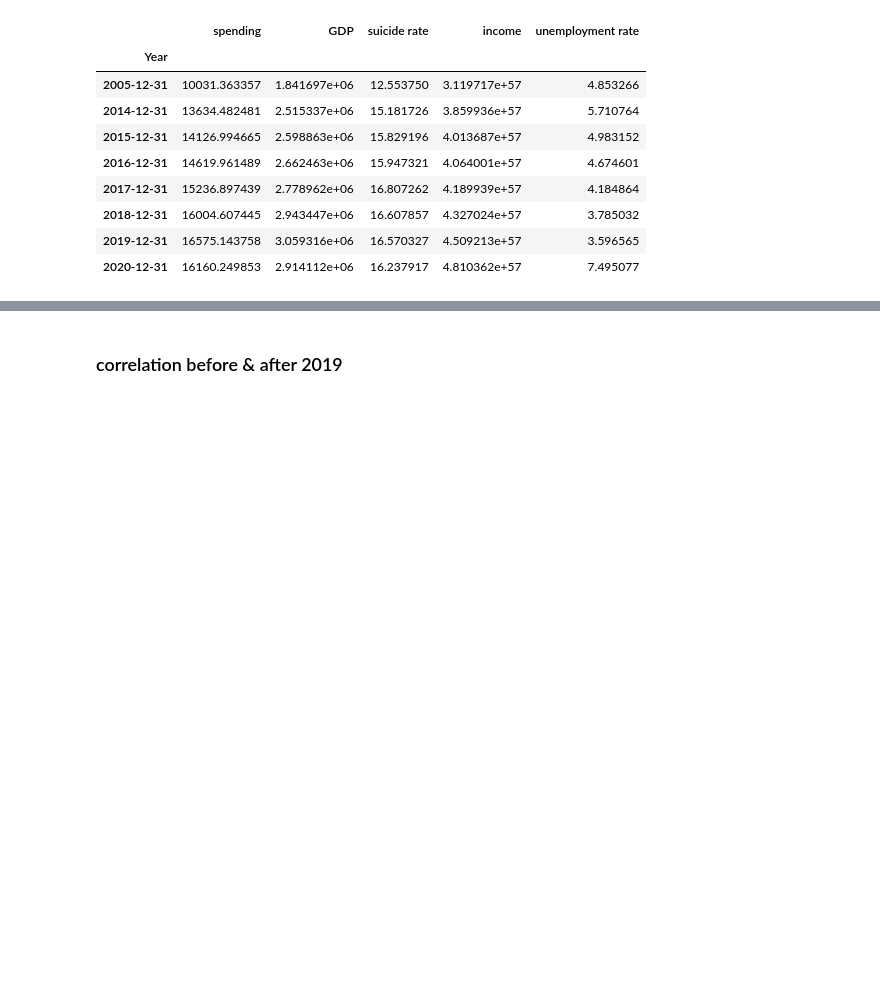
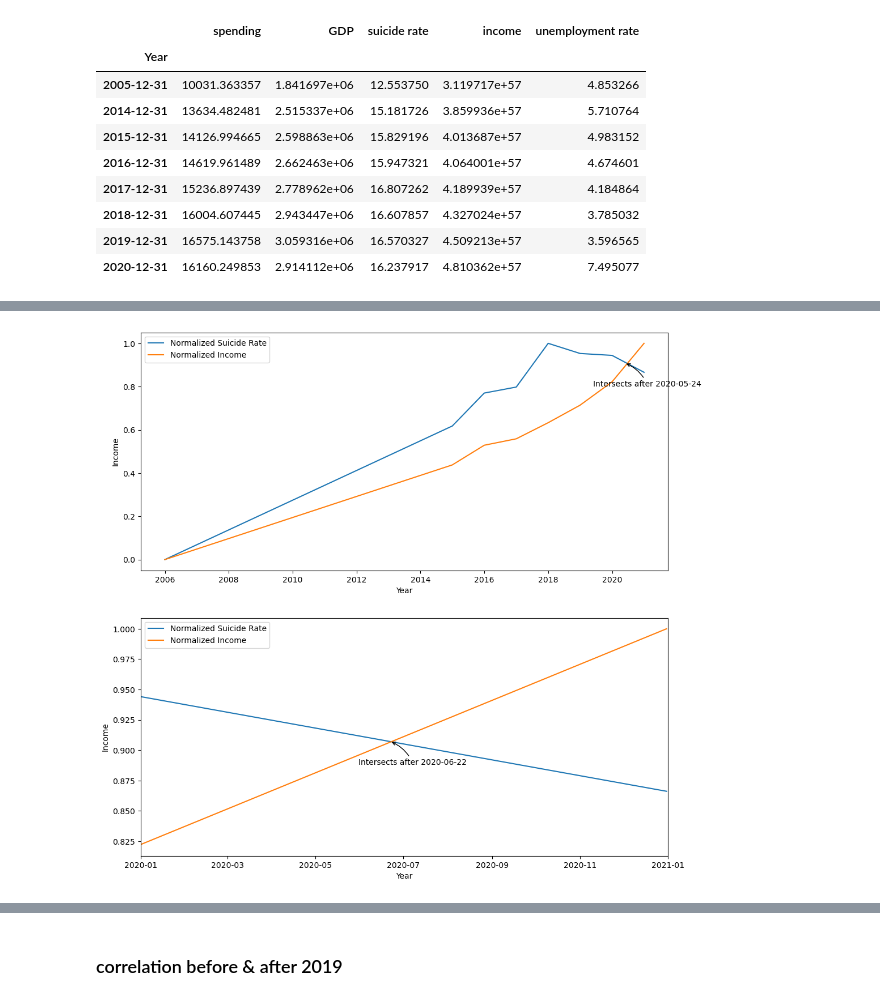
Before and after one commit to MajdAlali99/Data-Wrangling-Project, a Jupyter notebook: Gilbert/EconomicalFactors-SuicideRate-Analysis.ipynb, the cells around one changed output, grey strips where cells are left out. Saved outputs shown, nothing was run; the diff lists cells and outputs as text; code cells hidden in the pictures; blank space fills up the shorter version.

Commit message:
created function for easy side by side plotting and annotation, readjusted annotations for zoomed and non-zoomed data

```diff
--- a/Gilbert/EconomicalFactors-SuicideRate-Analysis.ipynb
+++ b/Gilbert/EconomicalFactors-SuicideRate-Analysis.ipynb
@@ -508,17 +508,44 @@ def min_max_normalize(df,col1, col2):
     df[col2] = (df[col2] - \
                               df[col2].min()) / (df[col2].max() -\
                                                                df[col2].min())
-min_max_normalize(groudped_data, 'suicide rate', 'income')
-num_idx = grouped_data.index
+min_max_normalize(grouped_data, 'suicide rate', 'income')
 
-
+#Zoomed version of the same data
+data_2020 = grouped_data.loc[datetime(2019,12,31):datetime(2020,12,31) ]
 
 # Plot the normalized suicide rate and income columns over time
-fig = plt.figure(figsize=(12, 6)); ax = fig.add_subplot(1, 1, 1)
+#set up plot space
 
-ax.plot(num_idx, grouped_data['suicide rate'], label='Normalized Suicide Rate')
-ax.plot(num_idx, grouped_data['income'], label='Normalized Income')
+fig = plt.figure(figsize=(12, 12))
+ax1 = fig.add_subplot(2, 1, 1) # 2x1 plot space, 1st figure
+ax2 = fig.add_subplot(2, 1, 2) #2x1 plot space, second figure
 
+#function to help with plotting
+"""args:
+    1) datas that we want to plot a line for within the plot figure
+    2) the labels we want to gie these datas (for legend labelling)
+    3 and 4) x and y labels
+    5) the plot figure we want to plot on"""
+def plot_label_legend(datas, data_labels, x_label, y_label, ax):
+    ax.plot(datas[0], label=data_labels[0])
+    ax.plot(datas[1], label=data_labels[1])
+    ax.set_xlabel(x_label)
+    ax.set_ylabel(y_label)
+    ax.legend(loc='best')
+
+#plot original data
+plot_label_legend([grouped_data['suicide rate'], grouped_data['income']],
+                  ['Normalized Suicide Rate', 'Normalized Income'], 'Year', 'Income', ax1)
+
+#plot zoomed data
+plot_label_legend([data_2020_2021['suicide rate'], data_2020['income']],
+                  ['Normalized Suicide Rate', 'Normalized Income'], 'Year', 'Income', ax2)
+
+# ax.plot(grouped_data['suicide rate'], label='Normalized Suicide Rate')
+#     ax.plot(grouped_data['income'], label='Normalized Income'
+#     ax.set_xlabel('Year')
+#     ax.set_ylabel('Income')
+#     ax1.legend(loc='best')
 
 
 # years = ['2005','2014','2015','2016','2017','2018','2019','2020']
@@ -527,23 +554,43 @@ ax.plot(num_idx, grouped_data['income'], label='Normalized Income')
 # x = range(len(years))
 # plt.xticks(x, years)
 
-ax.set_xlim(datetime(2005,12,31), datetime(2020, 12, 31))
-
-# # # Find the intersection point
+# # Find the intersection point
 intersection = np.argwhere(np.diff(np.sign(grouped_data['suicide rate'] - grouped_data['income']))).flatten()
 print(intersection)
 intersection_x = 10
 intersection_y = -30
-date = datetime(2019, 12, 31);
-plt.annotate(f"Intersection after {grouped_data.index[intersection[1]]}",
-             xy=(grouped_data.index[intersection[1]] + 50 * Day(),grouped_data['suicide rate'][intersection[1]]),
-             xytext=(intersection_x - 50, intersection_y), textcoords='offset points',
-           arrowprops=dict(arrowstyle="->", connectionstyle="arc3,rad=.2"))
+
+#function to anotate at a certain date
+"""args:
+    1) the plot figure we want to annotate
+    2) the date (x-axis point) we want to annotate on
+    3) the y-axis adjustment to place where the arrow will be exactly"""
+def annotate_date(ax, date, y_adjustment):
+    ax.annotate(f"Intersects after {date.strftime('%Y-%m-%d')}",
+        xy=(date,grouped_data['suicide rate'][intersection[1]] + y_adjustment),
+        xytext=(intersection_x - 50, intersection_y), textcoords='offset points',
+        arrowprops=dict(arrowstyle="->", connectionstyle="arc3,rad=.2"))
 
 
-plt.xlabel('Year')
-plt.ylabel('Income')
-plt.legend()
+#dates of intersection based on visualization of orginal and zoomed data
+date = grouped_data.index[intersection[1]] + 145 * Day()
+date2 = grouped_data.index[intersection[1]] + 174* Day()
 
-plt.show()
+#annotating on the intersection point of the original data and zoomed in data
+annotate_date(ax1, date, -0.035)
+annotate_date(ax2, date2, -0.037)
+#adjusting the x limit
+ax2.set_xlim(datetime(2020,1,1),datetime(2021,1,1))
+
+# ax1.annotate(f"Intersects after {date.strftime('%Y-%m-%d')}",
+#              xy=(date,grouped_data['suicide rate'][intersection[1]] -0.035),
+#              xytext=(intersection_x - 50, intersection_y), textcoords='offset points',
+#            arrowprops=dict(arrowstyle="->", connectionstyle="arc3,rad=.2"))
+
+# #annotating on the intersection point of the zoomed data
+
+# ax2.annotate(f"Intersection after {date2.strftime('%Y-%m-%d')}",
+#              xy=(date2,grouped_data['suicide rate'][intersection[1]] -0.037),
+#              xytext=(intersection_x - 50, intersection_y), textcoords='offset points',
+#            arrowprops=dict(arrowstyle="->", connectionstyle="arc3,rad=.1"))
 # %% [output]
@@ -550,0 +599 @@ NameError: name 'groudped_data' is not defined
+[figure, added]
```
Also changed, not shown: parts of 3 cells of this notebook.
